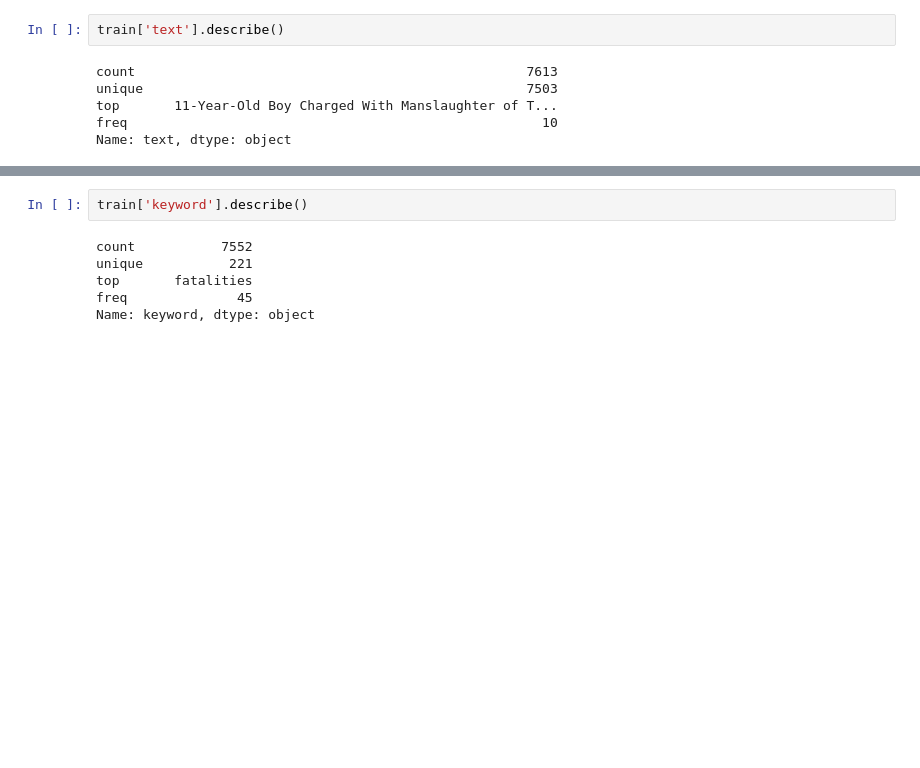
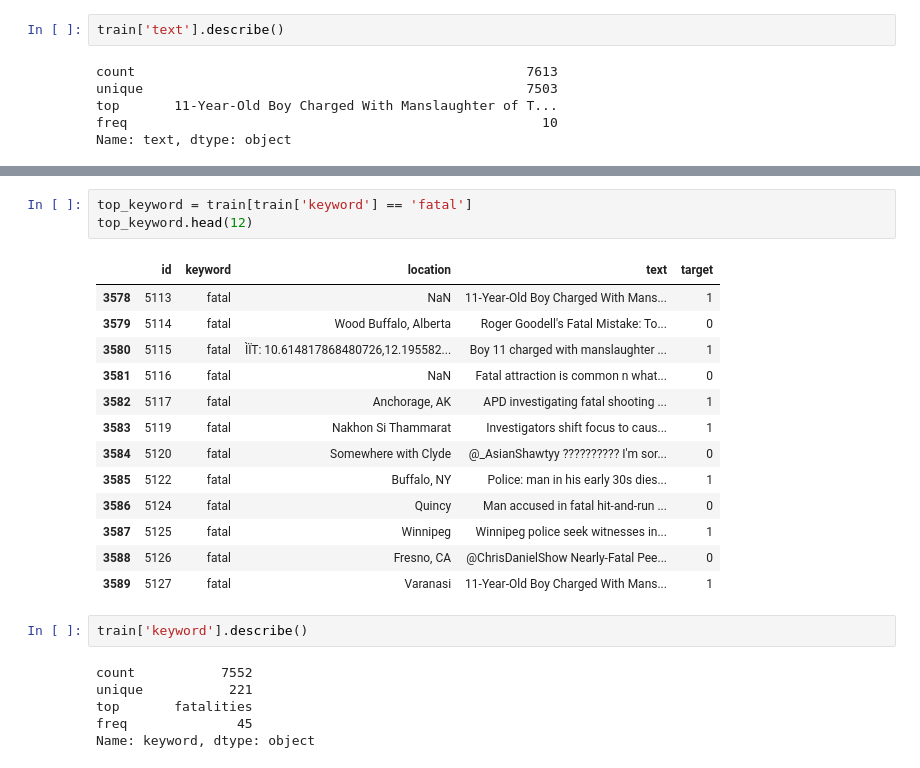
Before and after one commit to pablbob/9558-7506-Data-Hunters, a Jupyter notebook: TP1.ipynb, the cells around one changed output, grey strips where cells are left out. Cells and saved outputs as stored; diff of their text form; blank space fills up the shorter version.

```diff
--- a/TP1.ipynb
+++ b/TP1.ipynb
@@ -100,3 +135,20 @@ Name: text, dtype: object
+# %%
+top_keyword = train[train['keyword'] == 'fatal']
+top_keyword.head(12)
+# %% [output]
+|  | id | keyword | location | text | target |
+| 3578 | 5113 | fatal | NaN | 11-Year-Old Boy Charged With Mans... | 1 |
+| 3579 | 5114 | fatal | Wood Buffalo, Alberta | Roger Goodell's Fatal Mistake: To... | 0 |
+| 3580 | 5115 | fatal | ÌÏT: 10.614817868480726,12.195582... | Boy 11 charged with manslaughter ... | 1 |
+| 3581 | 5116 | fatal | NaN | Fatal attraction is common n what... | 0 |
+| 3582 | 5117 | fatal | Anchorage, AK | APD investigating fatal shooting ... | 1 |
+| 3583 | 5119 | fatal | Nakhon Si Thammarat | Investigators shift focus to caus... | 1 |
+| 3584 | 5120 | fatal | Somewhere with Clyde | @_AsianShawtyy ?????????? I'm sor... | 0 |
+| 3585 | 5122 | fatal | Buffalo, NY | Police: man in his early 30s dies... | 1 |
+| 3586 | 5124 | fatal | Quincy | Man accused in fatal hit-and-run ... | 0 |
+| 3587 | 5125 | fatal | Winnipeg | Winnipeg police seek witnesses in... | 1 |
+| 3588 | 5126 | fatal | Fresno, CA | @ChrisDanielShow Nearly-Fatal Pee... | 0 |
+| 3589 | 5127 | fatal | Varanasi | 11-Year-Old Boy Charged With Mans... | 1 |
 # %%
 train['keyword'].describe()
 # %% [output]
```
Also changed, not shown: parts of 5 cells of this notebook.
